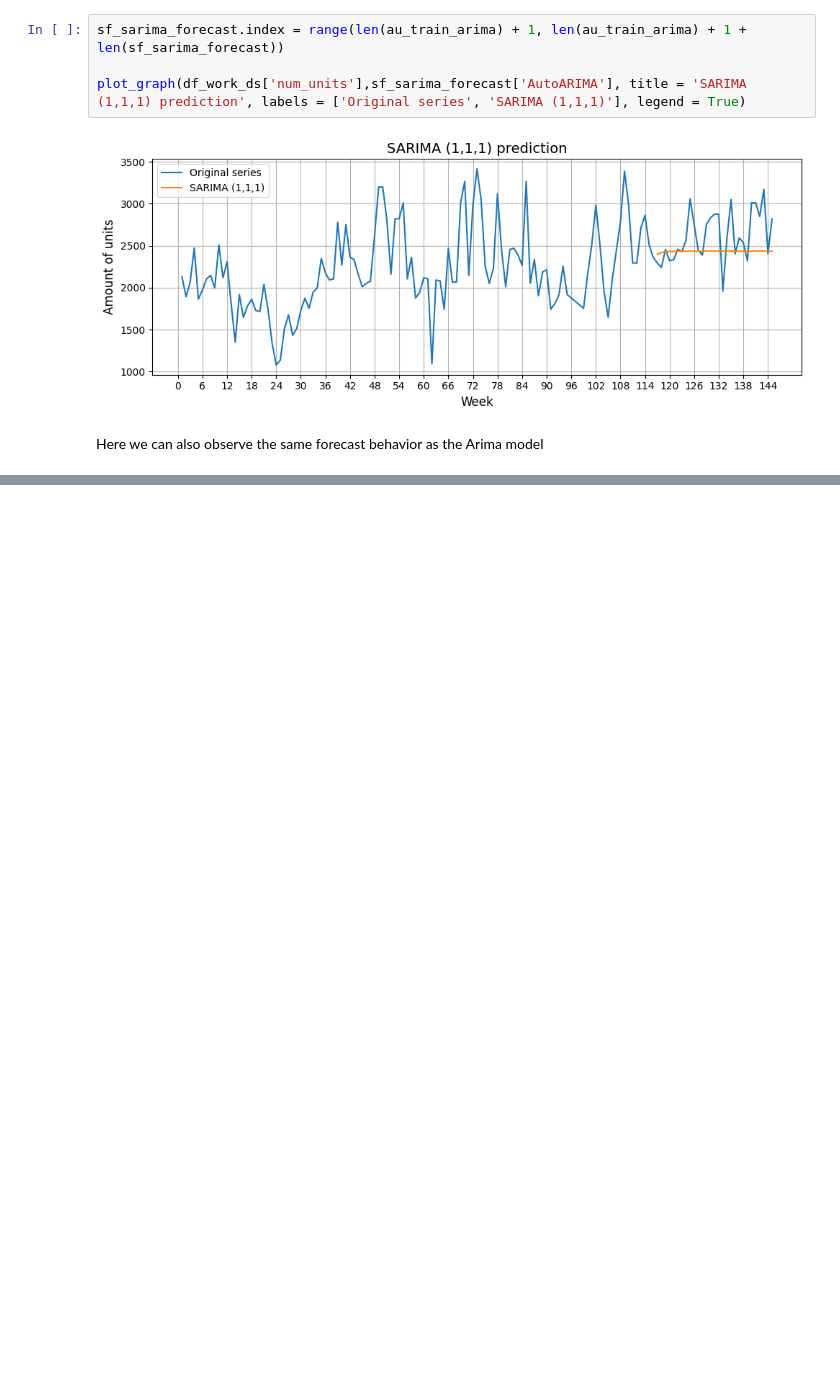
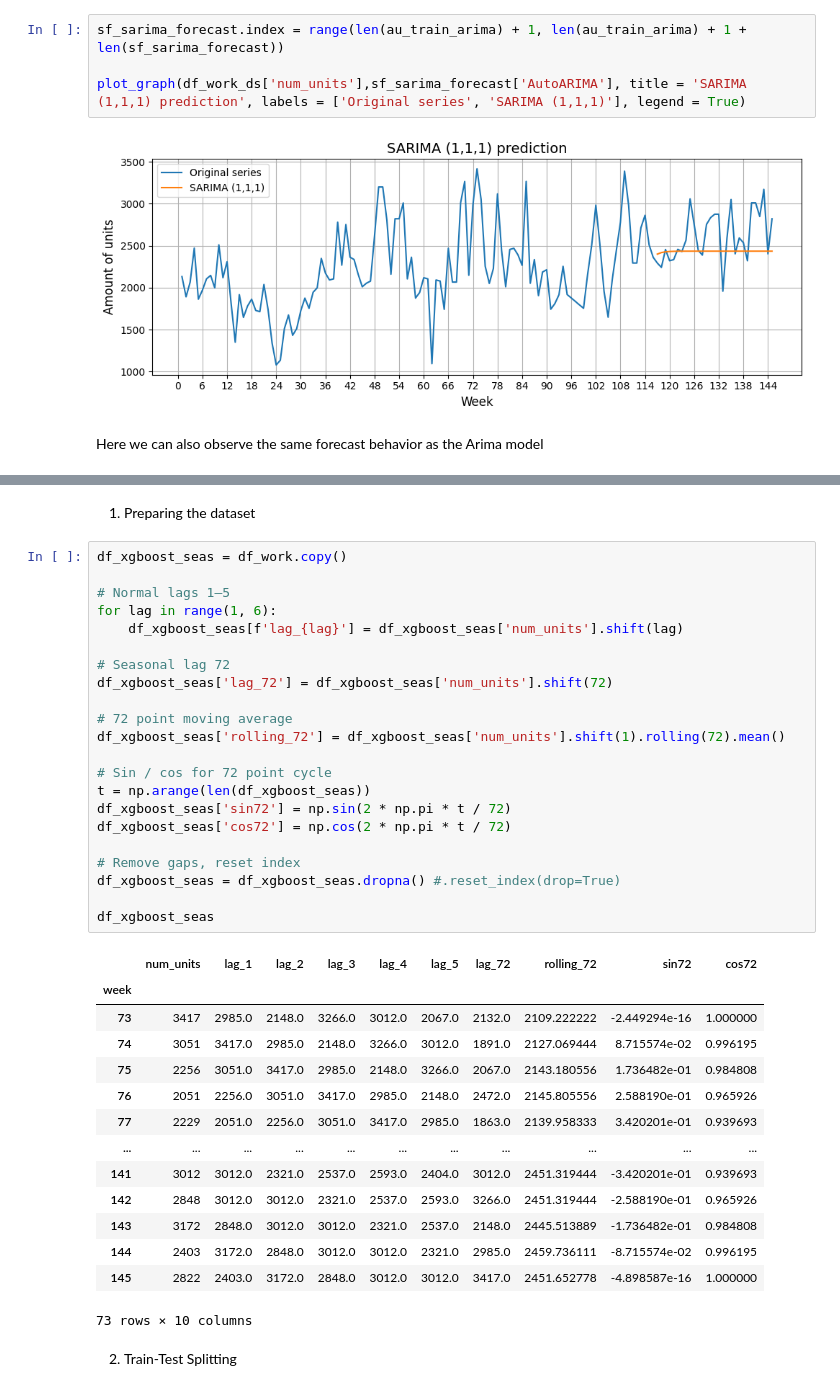
Before and after one commit to AwanRaskall/ml-demand-driven-order-planning, a Jupyter notebook: product_demand_prediction.ipynb, the cells around one changed output, grey strips where cells are left out. Drawn from its saved outputs; the diff is of its cells as text; blank space fills up the shorter version.

```diff
--- a/product_demand_prediction.ipynb
+++ b/product_demand_prediction.ipynb
@@ -827,0 +928,41 @@ Here we can also observe the same forecast behavior as the Arima model
+# %% [markdown]
+1. Preparing the dataset
+# %%
+df_xgboost_seas = df_work.copy()
+
+# Normal lags 1–5
+for lag in range(1, 6):
+    df_xgboost_seas[f'lag_{lag}'] = df_xgboost_seas['num_units'].shift(lag)
+
+# Seasonal lag 72
+df_xgboost_seas['lag_72'] = df_xgboost_seas['num_units'].shift(72)
+
+# 72 point moving average
+df_xgboost_seas['rolling_72'] = df_xgboost_seas['num_units'].shift(1).rolling(72).mean()
+
+# Sin / cos for 72 point cycle
+t = np.arange(len(df_xgboost_seas))
+df_xgboost_seas['sin72'] = np.sin(2 * np.pi * t / 72)
+df_xgboost_seas['cos72'] = np.cos(2 * np.pi * t / 72)
+
+# Remove gaps, reset index
+df_xgboost_seas = df_xgboost_seas.dropna() #.reset_index(drop=True)
+
+df_xgboost_seas
+# %% [output]
+|  | num_units | lag_1 | lag_2 | lag_3 | lag_4 | lag_5 | lag_72 | rolling_72 | sin72 | cos72 |
+| week |  |  |  |  |  |  |  |  |  |  |
+| 73 | 3417 | 2985.0 | 2148.0 | 3266.0 | 3012.0 | 2067.0 | 2132.0 | 2109.222222 | -2.449294e-16 | 1.000000 |
+| 74 | 3051 | 3417.0 | 2985.0 | 2148.0 | 3266.0 | 3012.0 | 1891.0 | 2127.069444 | 8.715574e-02 | 0.996195 |
+| 75 | 2256 | 3051.0 | 3417.0 | 2985.0 | 2148.0 | 3266.0 | 2067.0 | 2143.180556 | 1.736482e-01 | 0.984808 |
+| 76 | 2051 | 2256.0 | 3051.0 | 3417.0 | 2985.0 | 2148.0 | 2472.0 | 2145.805556 | 2.588190e-01 | 0.965926 |
+| 77 | 2229 | 2051.0 | 2256.0 | 3051.0 | 3417.0 | 2985.0 | 1863.0 | 2139.958333 | 3.420201e-01 | 0.939693 |
+| ... | ... | ... | ... | ... | ... | ... | ... | ... | ... | ... |
+| 141 | 3012 | 3012.0 | 2321.0 | 2537.0 | 2593.0 | 2404.0 | 3012.0 | 2451.319444 | -3.420201e-01 | 0.939693 |
+| 142 | 2848 | 3012.0 | 3012.0 | 2321.0 | 2537.0 | 2593.0 | 3266.0 | 2451.319444 | -2.588190e-01 | 0.965926 |
+| 143 | 3172 | 2848.0 | 3012.0 | 3012.0 | 2321.0 | 2537.0 | 2148.0 | 2445.513889 | -1.736482e-01 | 0.984808 |
+| 144 | 2403 | 3172.0 | 2848.0 | 3012.0 | 3012.0 | 2321.0 | 2985.0 | 2459.736111 | -8.715574e-02 | 0.996195 |
+| 145 | 2822 | 2403.0 | 3172.0 | 2848.0 | 3012.0 | 3012.0 | 3417.0 | 2451.652778 | -4.898587e-16 | 1.000000 |
+73 rows × 10 columns
+# %% [markdown]
+2. Train-Test Splitting
```
Also changed, not shown: parts of 19 cells of this notebook.
